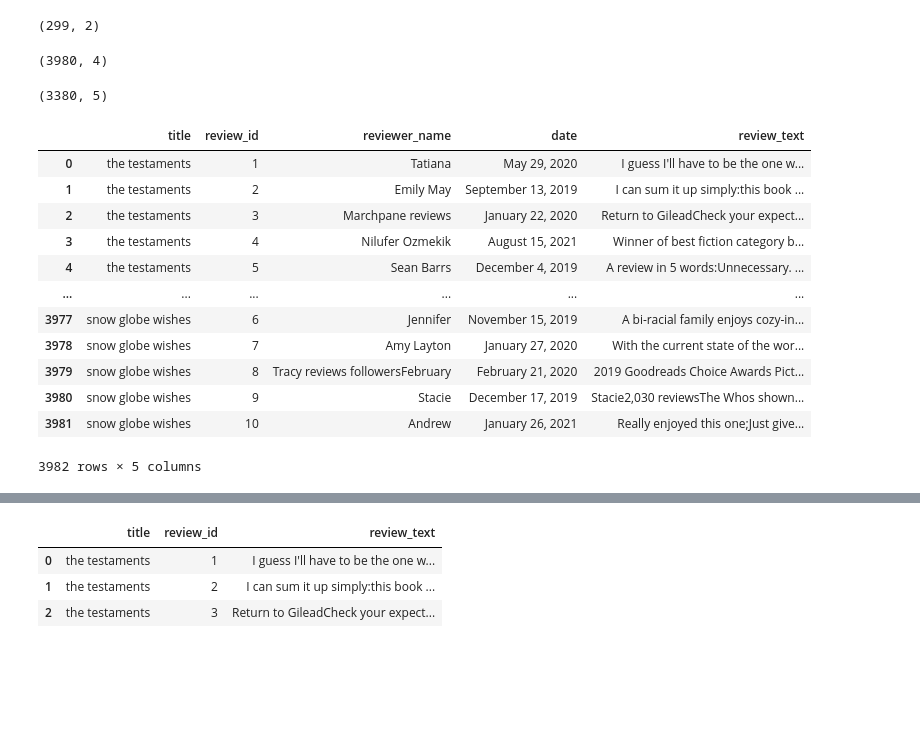
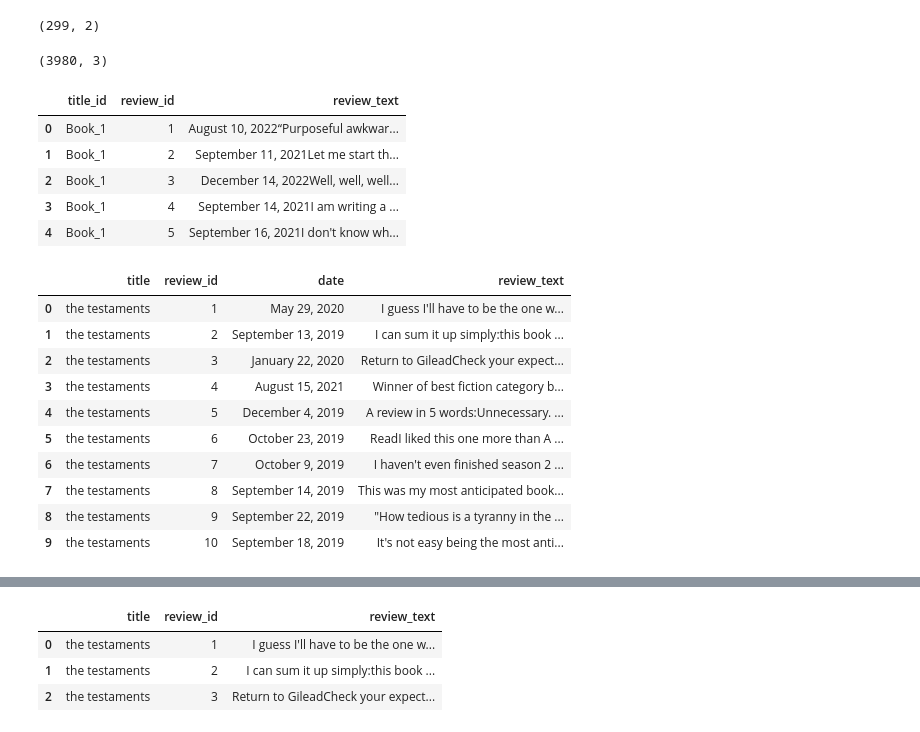
Before and after one commit to txiao9331/EmoLit, a Jupyter notebook: nb_data_cln/reviews_cleaning.ipynb, the cells around one changed output, grey strips where cells are left out. Saved outputs shown, nothing was run; the diff lists cells and outputs as text; code cells hidden in the pictures; blank space fills up the shorter version.

```diff
--- a/nb_data_cln/reviews_cleaning.ipynb
+++ b/nb_data_cln/reviews_cleaning.ipynb
@@ -79,7 +79,6 @@ def review_to_df(data):
             reviews.append({
                 'title_id': book_id,
                 'review_id': review_id,
-                'reviewer_name': reviewer_name.strip(),
                 'review_text': review_text.strip()
             })
     df_reviews = pd.DataFrame(reviews)
@@ -88,16 +87,21 @@ def review_to_df(data):
 review_df_2019 = review_to_df(review_2019)
 review_df_2019.shape
 # %% [output]
-(3980, 4)
+(3980, 3)
 # %%
 review_df_2020 = review_to_df(review_2020)
 review_df_2021 = review_to_df(review_2021)
 review_df_2022 = review_to_df(review_2022)
 review_df_2023 = review_to_df(review_2023)
 # %%
-review_df_2021.shape
+review_df_2021.head()
 # %% [output]
-(3380, 5)
+|  | title_id | review_id | review_text |
+| 0 | Book_1 | 1 | August 10, 2022“Purposeful awkwar... |
+| 1 | Book_1 | 2 | September 11, 2021Let me start th... |
+| 2 | Book_1 | 3 | December 14, 2022Well, well, well... |
+| 3 | Book_1 | 4 | September 14, 2021I am writing a ... |
+| 4 | Book_1 | 5 | September 16, 2021I don't know wh... |
 # %%
 # Regular expression to match the date format
 # Define the date pattern
@@ -114,25 +118,23 @@ def extract_and_remove_date(text):
 # %%
 # Apply the function to each entry in the review_text column
 review_df_2019[['date', 'review_text']] = review_df_2019['review_text'].apply(
     lambda x: pd.Series(extract_and_remove_date(x))
 )
 df_2019 = pd.merge(title_df_2019, review_df_2019, on='title_id', how='left')
-df_2019 = df_2019[['title','review_id','reviewer_name','date','review_text']]
-df_2019
+df_2019 = df_2019[['title','review_id','date','review_text']]
+df_2019.head(10)
 # %% [output]
-|  | title | review_id | reviewer_name | date | review_text |
-| 0 | the testaments | 1 | Tatiana | May 29, 2020 | I guess I'll have to be the one w... |
-| 1 | the testaments | 2 | Emily May | September 13, 2019 | I can sum it up simply:this book ... |
-| 2 | the testaments | 3 | Marchpane reviews | January 22, 2020 | Return to GileadCheck your expect... |
-| 3 | the testaments | 4 | Nilufer Ozmekik | August 15, 2021 | Winner of best fiction category b... |
-| 4 | the testaments | 5 | Sean Barrs | December 4, 2019 | A review in 5 words:Unnecessary. ... |
-| ... | ... | ... | ... | ... | ... |
-| 3977 | snow globe wishes | 6 | Jennifer | November 15, 2019 | A bi-racial family enjoys cozy-in... |
-| 3978 | snow globe wishes | 7 | Amy Layton | January 27, 2020 | With the current state of the wor... |
-| 3979 | snow globe wishes | 8 | Tracy reviews followersFebruary | February 21, 2020 | 2019 Goodreads Choice Awards Pict... |
-| 3980 | snow globe wishes | 9 | Stacie | December 17, 2019 | Stacie2,030 reviewsThe Whos shown... |
-| 3981 | snow globe wishes | 10 | Andrew | January 26, 2021 | Really enjoyed this one;Just give... |
+|  | title | review_id | date | review_text |
+| 0 | the testaments | 1 | May 29, 2020 | I guess I'll have to be the one w... |
+| 1 | the testaments | 2 | September 13, 2019 | I can sum it up simply:this book ... |
+| 2 | the testaments | 3 | January 22, 2020 | Return to GileadCheck your expect... |
+| 3 | the testaments | 4 | August 15, 2021 | Winner of best fiction category b... |
+| 4 | the testaments | 5 | December 4, 2019 | A review in 5 words:Unnecessary. ... |
+| 5 | the testaments | 6 | October 23, 2019 | ReadI liked this one more than A ... |
+| 6 | the testaments | 7 | October 9, 2019 | I haven't even finished season 2 ... |
+| 7 | the testaments | 8 | September 14, 2019 | This was my most anticipated book... |
+| 8 | the testaments | 9 | September 22, 2019 | "How tedious is a tyranny in the ... |
+| 9 | the testaments | 10 | September 18, 2019 | It's not easy being the most anti... |
-3982 rows × 5 columns
 # %%
 review_df_2020[['date', 'review_text']] = review_df_2020['review_text'].apply(
     lambda x: pd.Series(extract_and_remove_date(x))
```
Also changed, not shown: parts of 5 cells of this notebook, 1 other file.
